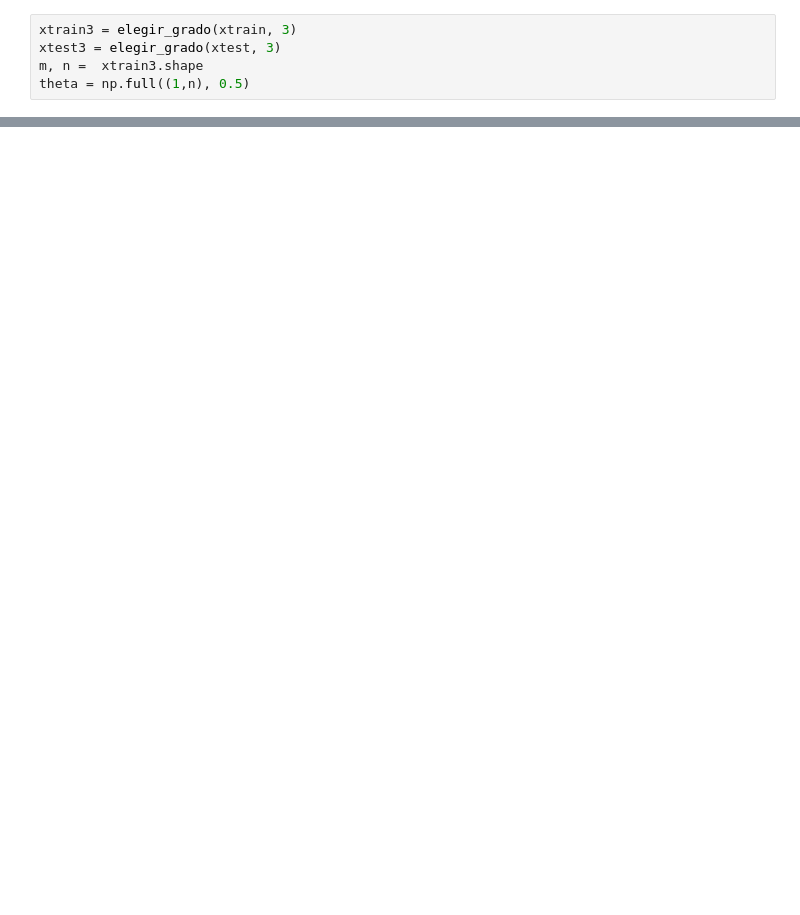
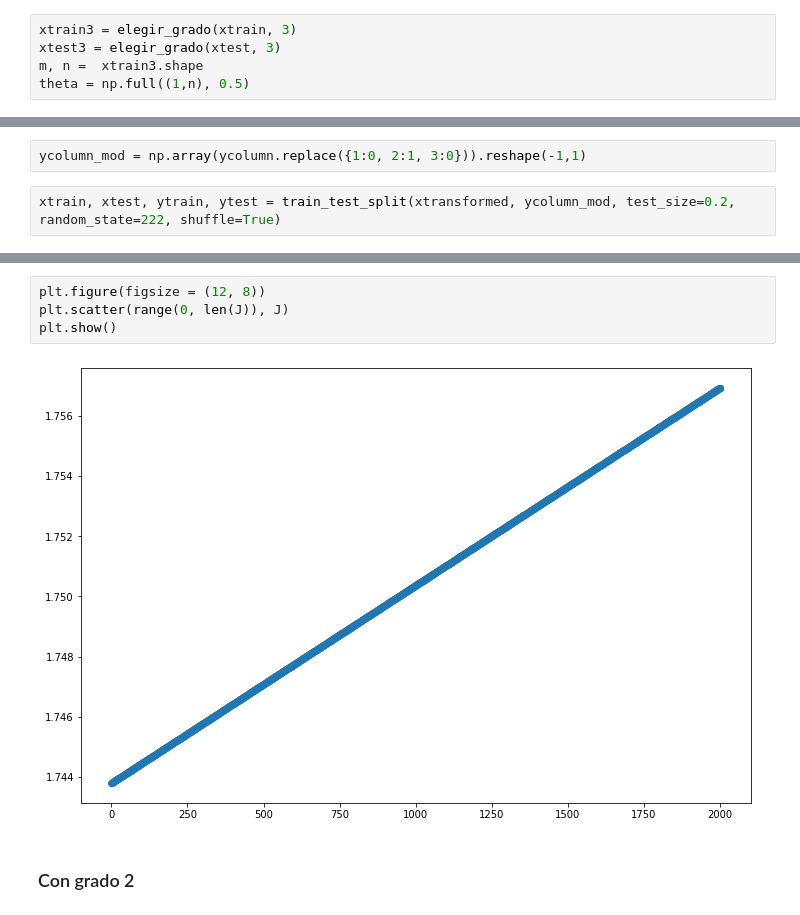
Before and after one commit to hwalter734/LAB6-EOML, a Jupyter notebook: lab6-Walter-20180006.ipynb, the cells around one changed output, grey strips where cells are left out. Saved outputs shown, nothing was run; the diff lists cells and outputs as text; blank space fills up the shorter version.

```diff
--- a/lab6-Walter-20180006.ipynb
+++ b/lab6-Walter-20180006.ipynb
@@ -157,0 +158,4 @@ plt.show()
+# %%
+ycolumn_mod = np.array(ycolumn.replace({1:0, 2:1, 3:0})).reshape(-1,1)
+# %%
+xtrain, xtest, ytrain, ytest = train_test_split(xtransformed, ycolumn_mod, test_size=0.2, random_state=222, shuffle=True)
@@ -157,0 +169,8 @@ plt.show()
+# %%
+plt.figure(figsize = (12, 8))
+plt.scatter(range(0, len(J)), J)
+plt.show()
+# %% [output]
+[figure, added]
+# %% [markdown]
+### Con grado 2
```
Also changed, not shown: parts of 25 cells of this notebook.
